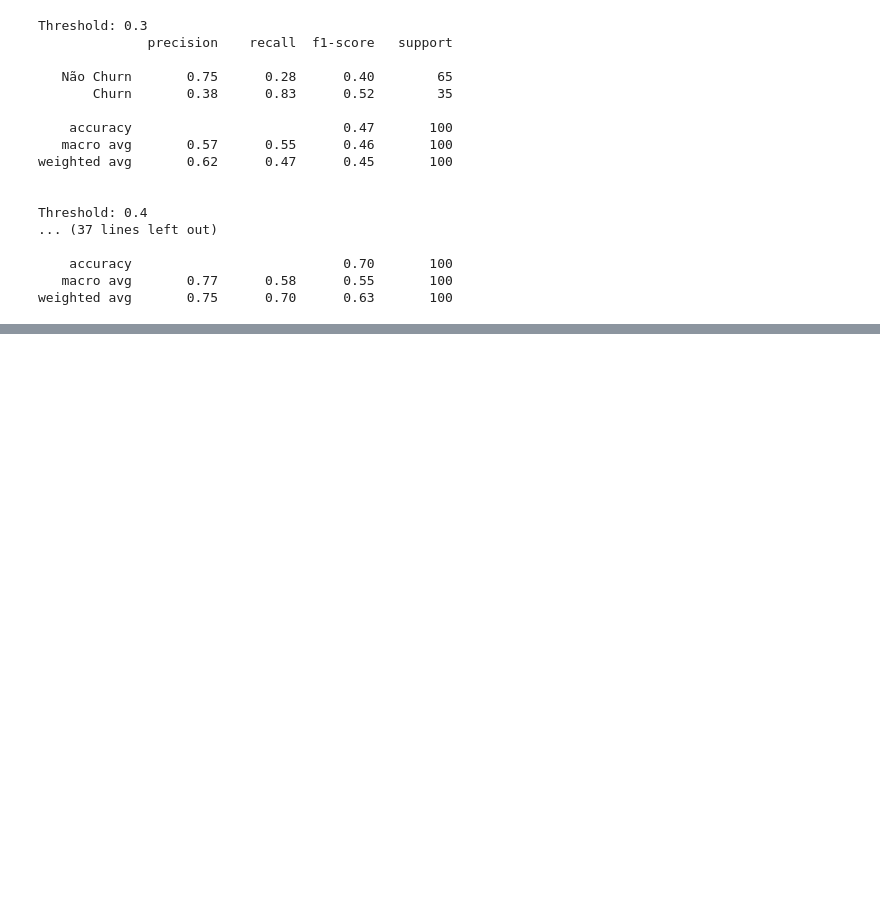
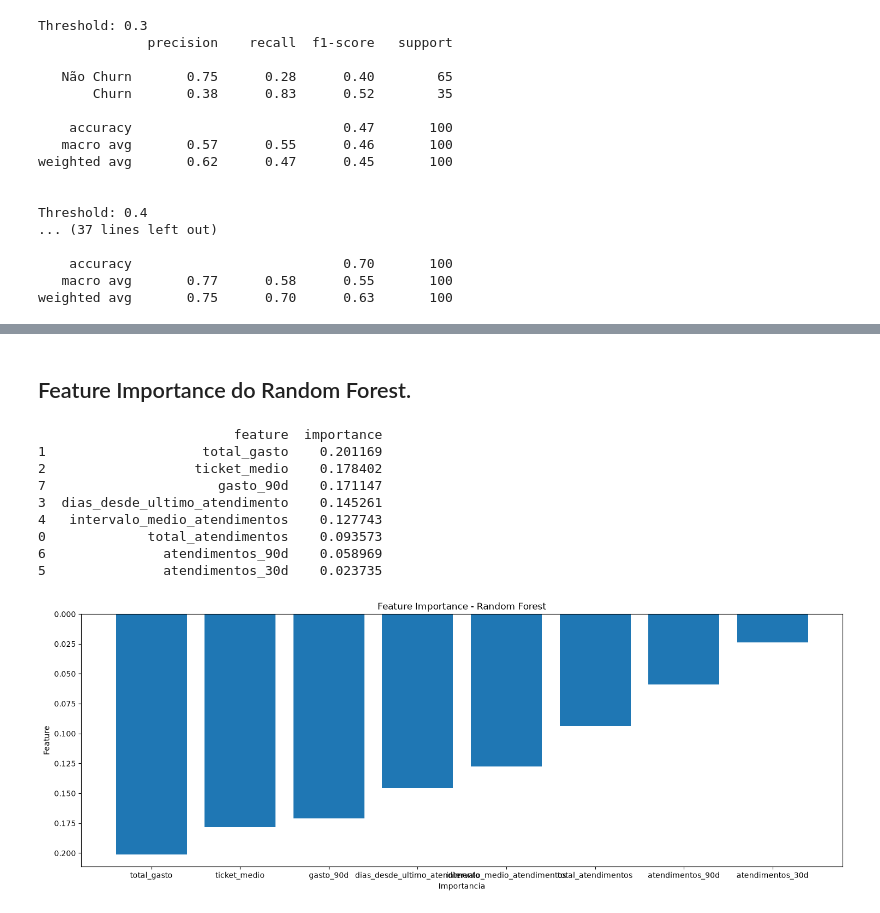
Before and after one commit to rondybrandao/suse-ml, a Jupyter notebook: notebooks/03_random_forest.ipynb, the cells around one changed output, grey strips where cells are left out. Cells and saved outputs as stored; diff of their text form; code cells hidden in the pictures; blank space fills up the shorter version.

```diff
--- a/notebooks/03_random_forest.ipynb
+++ b/notebooks/03_random_forest.ipynb
@@ -277,0 +327,40 @@ weighted avg       0.75      0.70      0.63       100
+# %% [markdown]
+## Feature Importance do Random Forest.
+# %%
+importances = modelo_d.feature_importances_
+
+feature_importance = pd.DataFrame({
+    "feature": X_train_a.columns,
+    "importance": importances
+})
+
+feature_importance = feature_importance.sort_values(
+    by="importance",
+    ascending=False
+)
+
+print(feature_importance)
+
+plt.figure(figsize=(18, 6))
+
+plt.bar(
+    feature_importance["feature"],
+    feature_importance["importance"]
+)
+
+plt.xlabel("Importancia")
+plt.ylabel("Feature")
+plt.title("Feature Importance - Random Forest")
+plt.gca().invert_yaxis()
+plt.show()
+# %% [output]
+                         feature  importance
+1                    total_gasto    0.201169
+2                   ticket_medio    0.178402
+7                      gasto_90d    0.171147
+3  dias_desde_ultimo_atendimento    0.145261
+4   intervalo_medio_atendimentos    0.127743
+0             total_atendimentos    0.093573
+6               atendimentos_90d    0.058969
+5               atendimentos_30d    0.023735
+[figure, added]
```
Also changed, not shown: parts of 42 cells of this notebook, 5 other files.
